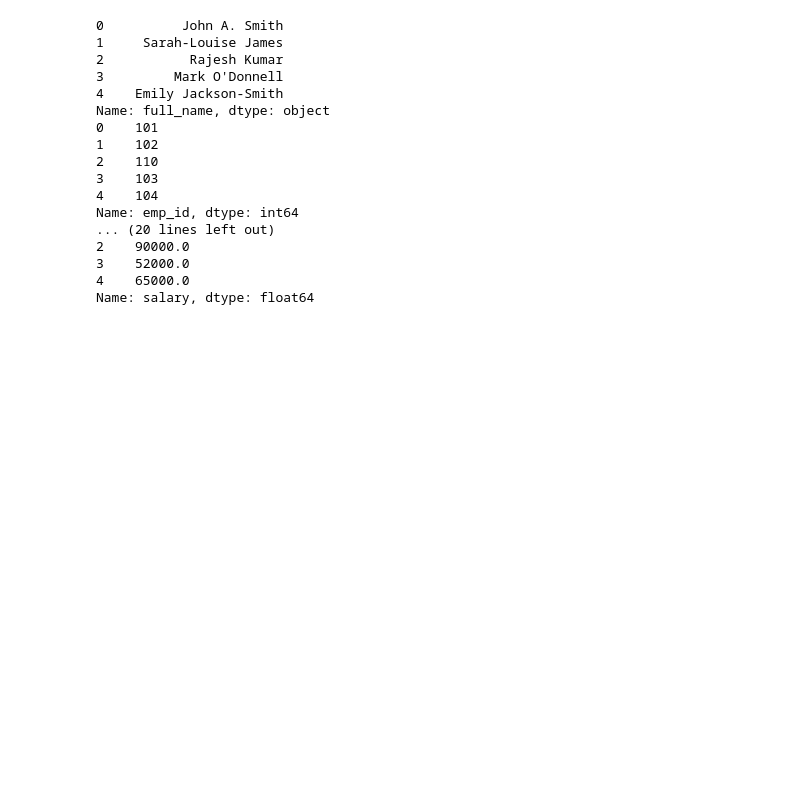
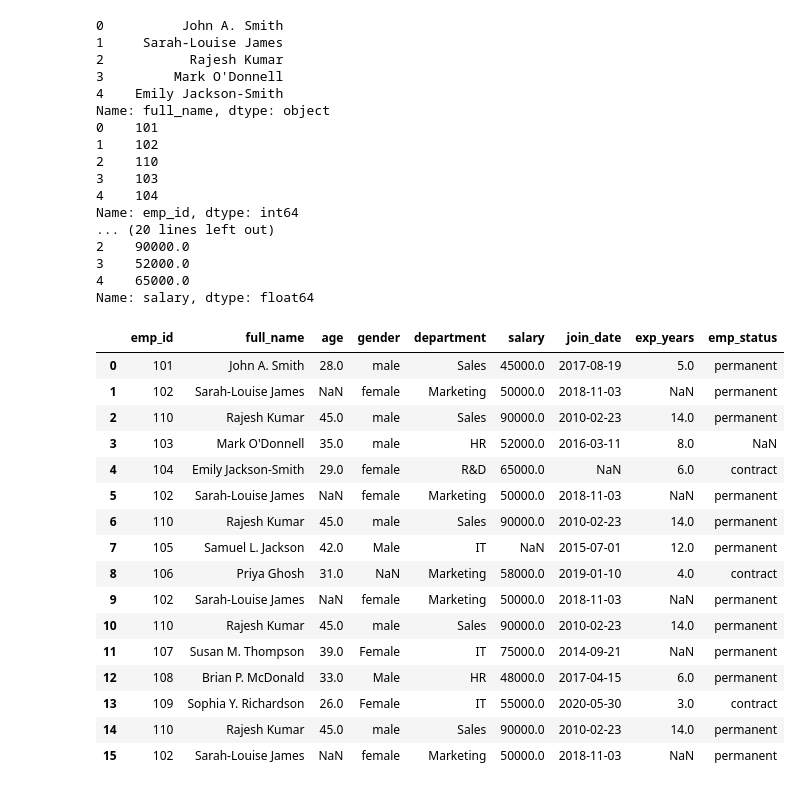
Before and after one commit to dpkasahu/numpy, a Jupyter notebook: pandas_01.ipynb, the cells around one changed output. Saved outputs shown, nothing was run; the diff lists cells and outputs as text; code cells hidden in the pictures; blank space fills up the shorter version.

```diff
--- a/pandas_01.ipynb
+++ b/pandas_01.ipynb
@@ -272,3 +272,24 @@ Name: emp_id, dtype: int64
 3    52000.0
 4    65000.0
 Name: salary, dtype: float64
+# %%
+df.head() #by default it will give 5 rows
+df.head(20)
+# %% [output]
+|  | emp_id | full_name | age | gender | department | salary | join_date | exp_years | emp_status |
+| 0 | 101 | John A. Smith | 28.0 | male | Sales | 45000.0 | 2017-08-19 | 5.0 | permanent |
+| 1 | 102 | Sarah-Louise James | NaN | female | Marketing | 50000.0 | 2018-11-03 | NaN | permanent |
+| 2 | 110 | Rajesh Kumar | 45.0 | male | Sales | 90000.0 | 2010-02-23 | 14.0 | permanent |
+| 3 | 103 | Mark O'Donnell | 35.0 | male | HR | 52000.0 | 2016-03-11 | 8.0 | NaN |
+| 4 | 104 | Emily Jackson-Smith | 29.0 | female | R&D | 65000.0 | NaN | 6.0 | contract |
+| 5 | 102 | Sarah-Louise James | NaN | female | Marketing | 50000.0 | 2018-11-03 | NaN | permanent |
+| 6 | 110 | Rajesh Kumar | 45.0 | male | Sales | 90000.0 | 2010-02-23 | 14.0 | permanent |
+| 7 | 105 | Samuel L. Jackson | 42.0 | Male | IT | NaN | 2015-07-01 | 12.0 | permanent |
+| 8 | 106 | Priya Ghosh | 31.0 | NaN | Marketing | 58000.0 | 2019-01-10 | 4.0 | contract |
+| 9 | 102 | Sarah-Louise James | NaN | female | Marketing | 50000.0 | 2018-11-03 | NaN | permanent |
+| 10 | 110 | Rajesh Kumar | 45.0 | male | Sales | 90000.0 | 2010-02-23 | 14.0 | permanent |
+| 11 | 107 | Susan M. Thompson | 39.0 | Female | IT | 75000.0 | 2014-09-21 | NaN | permanent |
+| 12 | 108 | Brian P. McDonald | 33.0 | Male | HR | 48000.0 | 2017-04-15 | 6.0 | permanent |
+| 13 | 109 | Sophia Y. Richardson | 26.0 | Female | IT | 55000.0 | 2020-05-30 | 3.0 | contract |
+| 14 | 110 | Rajesh Kumar | 45.0 | male | Sales | 90000.0 | 2010-02-23 | 14.0 | permanent |
+| 15 | 102 | Sarah-Louise James | NaN | female | Marketing | 50000.0 | 2018-11-03 | NaN | permanent |
```
Also changed, not shown: parts of 1 cell of this notebook.
